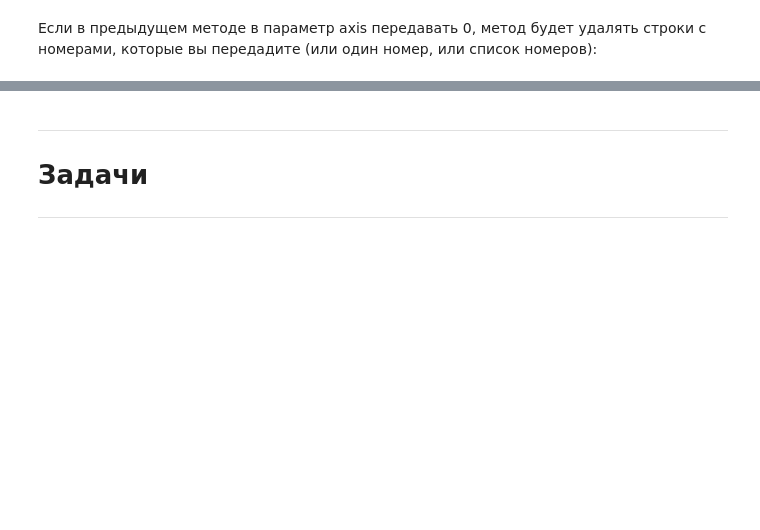
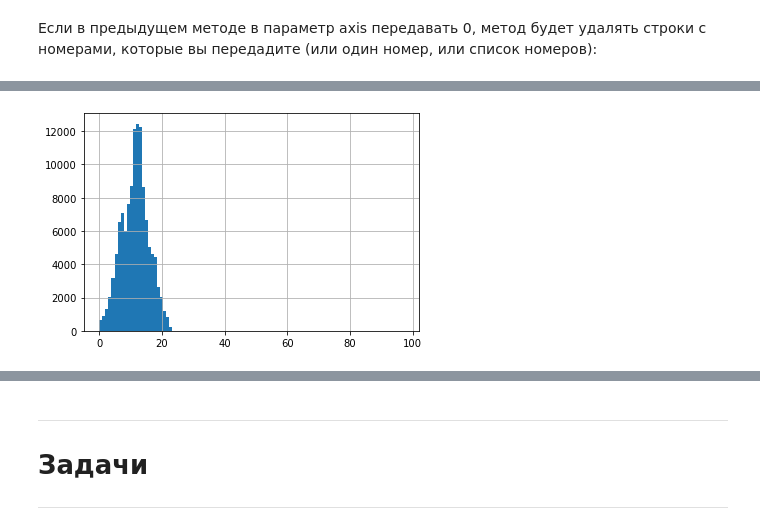
Before and after one commit to Paull-dark/Skill_Notebooks, a Jupyter notebook: Module_3/ML-Data preprocessing.ipynb, the cells around one changed output, grey strips where cells are left out. Cells and saved outputs as stored; diff of their text form; code cells hidden in the pictures; blank space fills up the shorter version.

```diff
--- a/Module_3/ML-Data preprocessing.ipynb
+++ b/Module_3/ML-Data preprocessing.ipynb
@@ -100,0 +109,7 @@ test_data.drop([0, 2], axis=0)
+# %%
+vis_data = pd.read_csv("train.csv",
+                       encoding = 'ISO-8859-1',
+                       low_memory = False)
+vis_data = vis_data.drop(['violation_zip_code', 'clean_up_cost'], axis=1)
+latlons = pd.read_csv("latlons.csv") # file with coordinates
+vis_data = pd.concat([vis_data, latlons], axis=1)
@@ -100,0 +165,2 @@ test_data.drop([0, 2], axis=0)
+# %%
+vis_data['city'] = vis_data['city'].apply(lambda x: x.lower())
@@ -100,0 +188,18 @@ test_data.drop([0, 2], axis=0)
+# %%
+from math import radians, sin, cos, asin, sqrt
+
+def haversine(lon1, lat1, lon2, lat2):
+    lon1, lat1, lon2, lat2 = map(radians, [lon1, lat1, lon2, lat2])
+    dlon = lon2 - lon1
+    dlat = lat2 - lat1
+    a = sin(dlat/2)**2 + cos(lat1) * cos(lat2) * sin(dlon/2) ** 2
+    c = 2 * asin(sqrt(a))
+    earth_radius = 6371
+    return c * earth_radius
+
+vis_data['distance'] = vis_data.apply(lambda row:
+                                      haversine(lon1 = -83.045753,
+                                                lat1 = 42.331429,
+                                                lon2 = row['lon'],
+                                                lat2 = row['lat']),
+                                      axis=1)
@@ -100,0 +216,4 @@ test_data.drop([0, 2], axis=0)
+# %%
+vis_data['distance'][vis_data['distance'] < 100].hist(bins=100);
+# %% [output]
+[figure, added]
```
Also changed, not shown: parts of 12 cells of this notebook, 1 other file.
